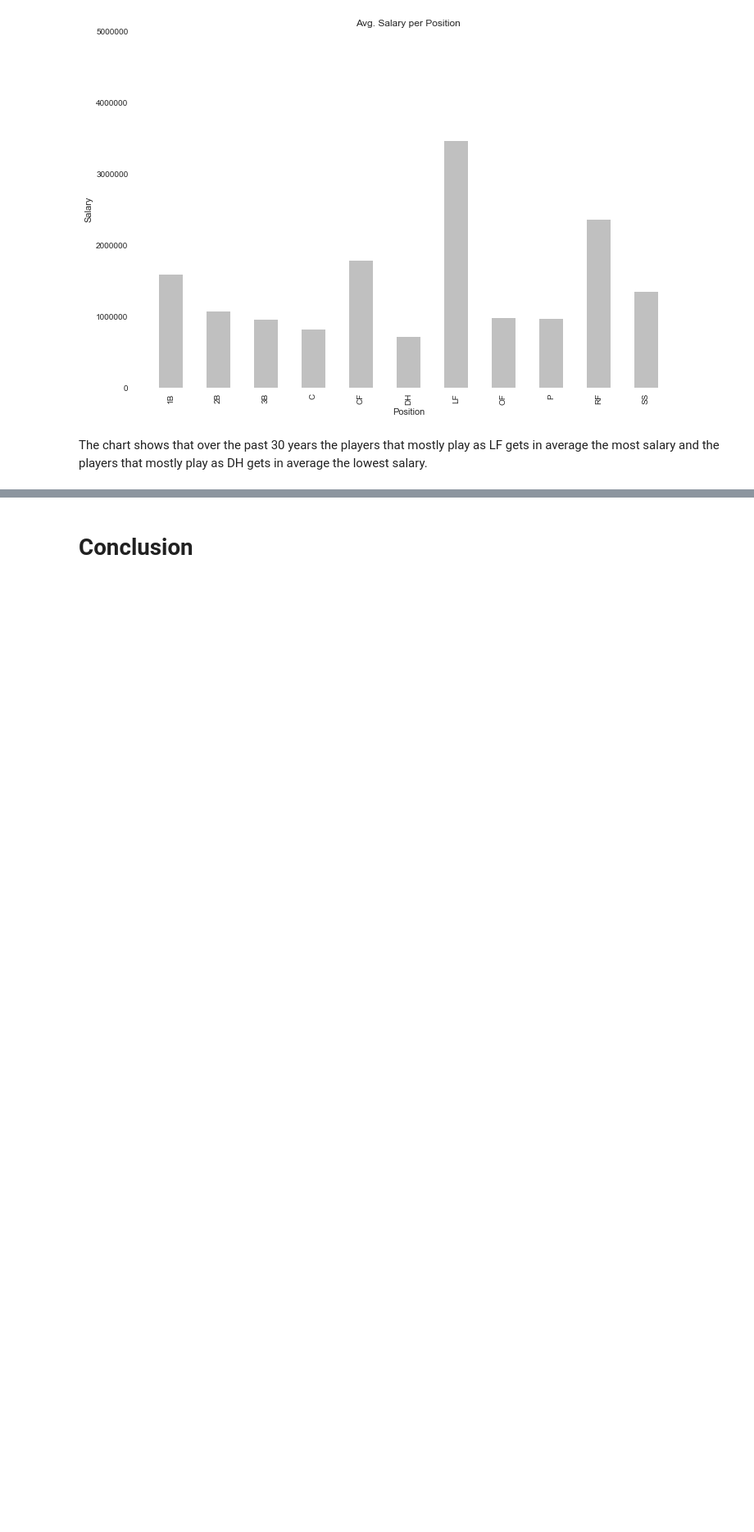
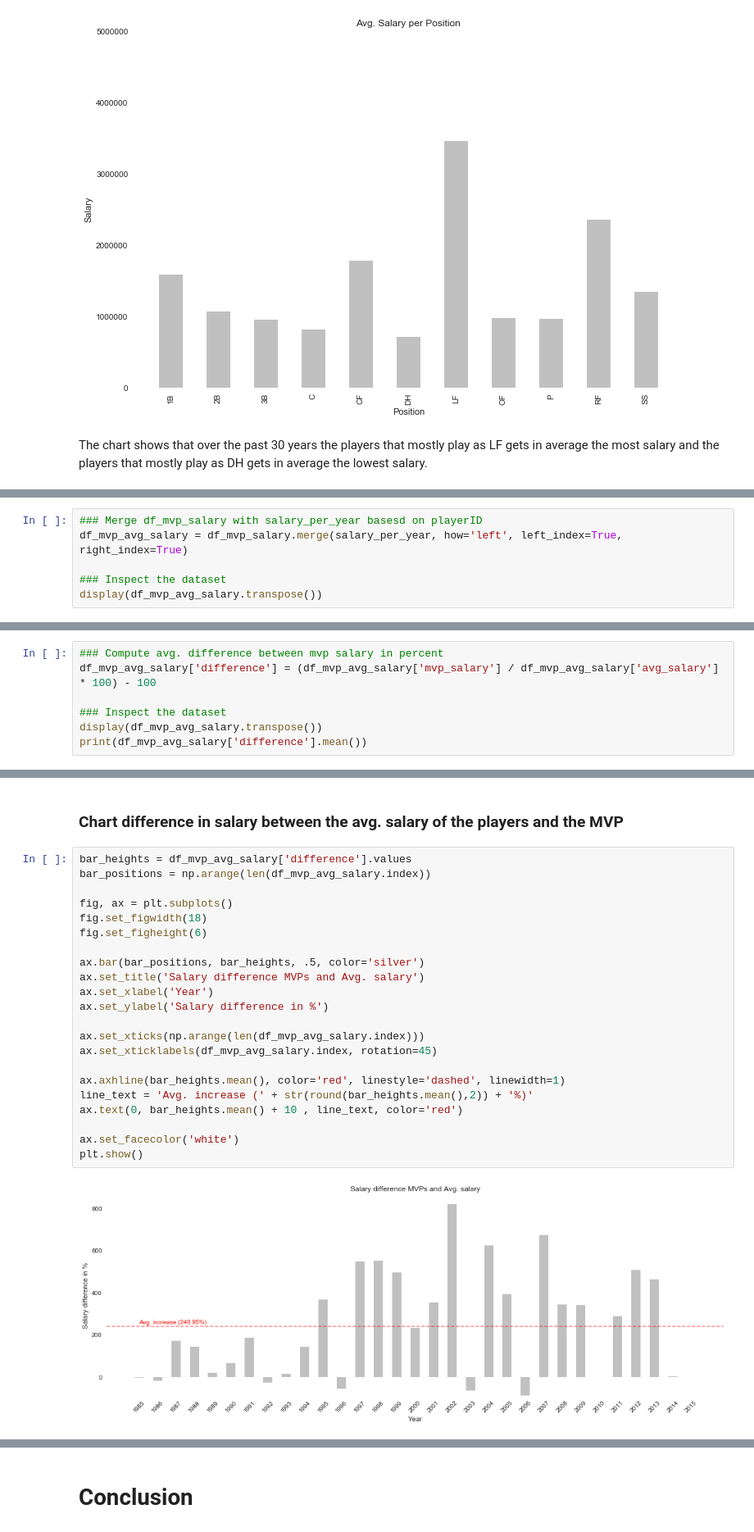
Before and after one commit to JonathanAsamoah/Portfolio-DataScience, a Jupyter notebook: Analyzing Baseball Player/main.ipynb, the cells around one changed output, grey strips where cells are left out. Shown at 82% size. Cells and saved outputs as stored; diff of their text form; blank space fills up the shorter version.

```diff
--- a/Analyzing Baseball Player/main.ipynb
+++ b/Analyzing Baseball Player/main.ipynb
@@ -455,0 +511,6 @@ The chart shows that over the past 30 years the players that mostly play as LF g
+# %%
+### Merge df_mvp_salary with salary_per_year basesd on playerID
+df_mvp_avg_salary = df_mvp_salary.merge(salary_per_year, how='left', left_index=True, right_index=True)
+
+### Inspect the dataset
+display(df_mvp_avg_salary.transpose())
@@ -455,0 +524,7 @@ The chart shows that over the past 30 years the players that mostly play as LF g
+# %%
+### Compute avg. difference between mvp salary in percent
+df_mvp_avg_salary['difference'] = (df_mvp_avg_salary['mvp_salary'] / df_mvp_avg_salary['avg_salary'] * 100) - 100
+
+### Inspect the dataset
+display(df_mvp_avg_salary.transpose())
+print(df_mvp_avg_salary['difference'].mean())
@@ -455,0 +538,26 @@ The chart shows that over the past 30 years the players that mostly play as LF g
+# %% [markdown]
+### Chart difference in salary between the avg. salary of the players and the MVP
+# %%
+bar_heights = df_mvp_avg_salary['difference'].values
+bar_positions = np.arange(len(df_mvp_avg_salary.index))
+
+fig, ax = plt.subplots()
+fig.set_figwidth(18)
+fig.set_figheight(6)
+
+ax.bar(bar_positions, bar_heights, .5, color='silver')
+ax.set_title('Salary difference MVPs and Avg. salary')
+ax.set_xlabel('Year')
+ax.set_ylabel('Salary difference in %')
+
+ax.set_xticks(np.arange(len(df_mvp_avg_salary.index)))
+ax.set_xticklabels(df_mvp_avg_salary.index, rotation=45)
+
+ax.axhline(bar_heights.mean(), color='red', linestyle='dashed', linewidth=1)
+line_text = 'Avg. increase (' + str(round(bar_heights.mean(),2)) + '%)'
+ax.text(0, bar_heights.mean() + 10 , line_text, color='red')
+
+ax.set_facecolor('white')
+plt.show()
+# %% [output]
+[figure, added]
```
Also changed, not shown: parts of 14 cells of this notebook.
